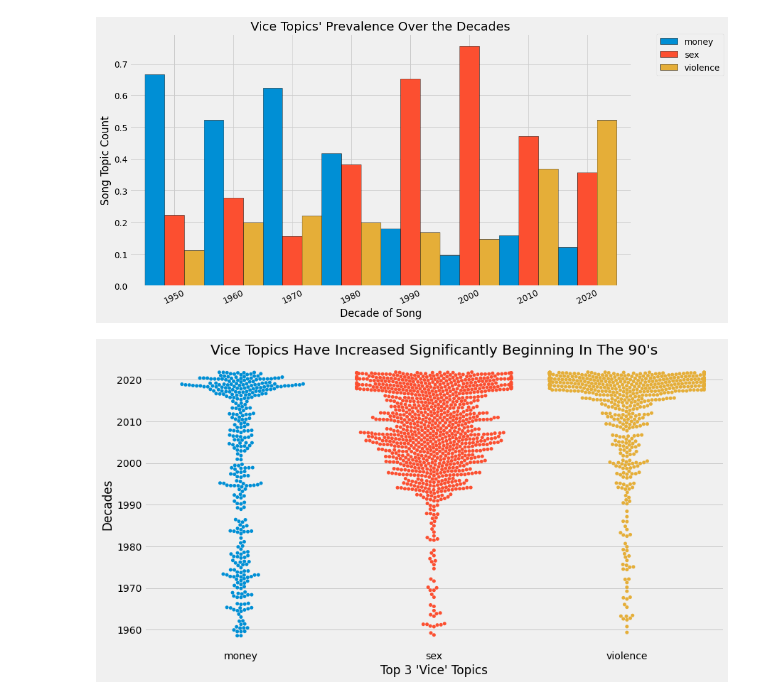
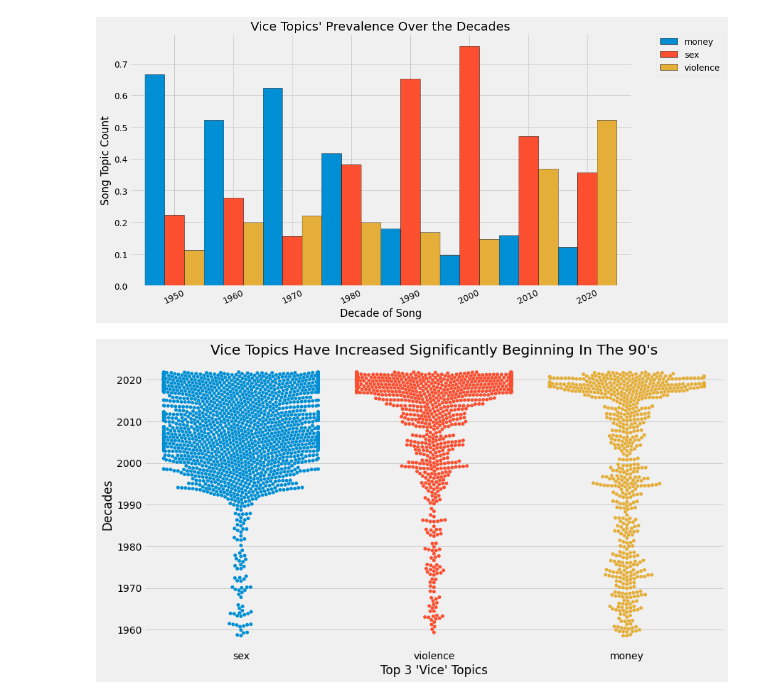
Before and after one commit to CBRJ-Lyrical-Metrics/lyrical-evolution-capstone, a Jupyter notebook: Drafts/jerry_workbook.ipynb, the cells around one changed output. Cells and saved outputs as stored; diff of their text form; code cells hidden in the pictures.

```diff
--- a/Drafts/jerry_workbook.ipynb
+++ b/Drafts/jerry_workbook.ipynb
@@ -478,0 +446,29 @@ plt.show()
+# %%
+# 'breakups',
+# 'lost',
+# 'affection',
+# 'sex',
+# 'nature',
+# 'love',
+# 'good vibes',
+# 'americana',
+# 'youth',
+# 'violence',
+# 'money',
+# 'dance',
+# 'transcendental',
+# 'heartache',
+# 'jealousy',
+# 'holiday',
+# 'spanish',
+
+df7 = df.copy()
+# train3 = train3.sample(3_000)
+df7['affection_v_sex'] = np.where(df7['topic_name'].isin(['good vibes', 'nature', 'americana','youth', 'dance',
+                 'transcendental', 'holiday', 'spanish']), df7['topic_name'],
+                                                None)
+ax = sns.swarmplot(data = df7, x = 'affection_v_sex', y = 'date')
+ax.set(title = 'Occurence of More Positive Topics')
+plt.ylabel('Date')
+plt.xlabel('Topic')
+plt.show()
@@ -540,6 +538,6 @@ def vice_swarm(df):
     plt.xlabel('Top 3 \'Vice\' Topics')
     return
 # %%
-vice_swarm(train)
+vice_swarm(df)
 # %% [output]
-[figure, old version]
+[figure, new version]
```
Also changed, not shown: parts of 10 cells of this notebook.
